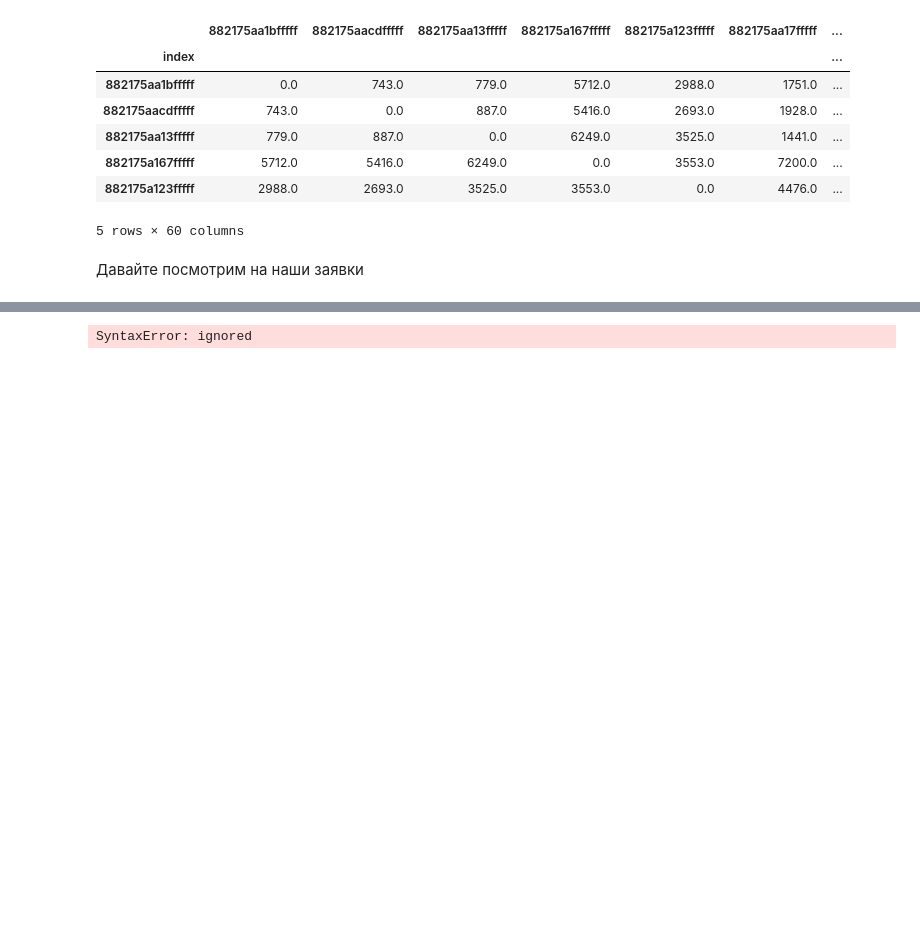
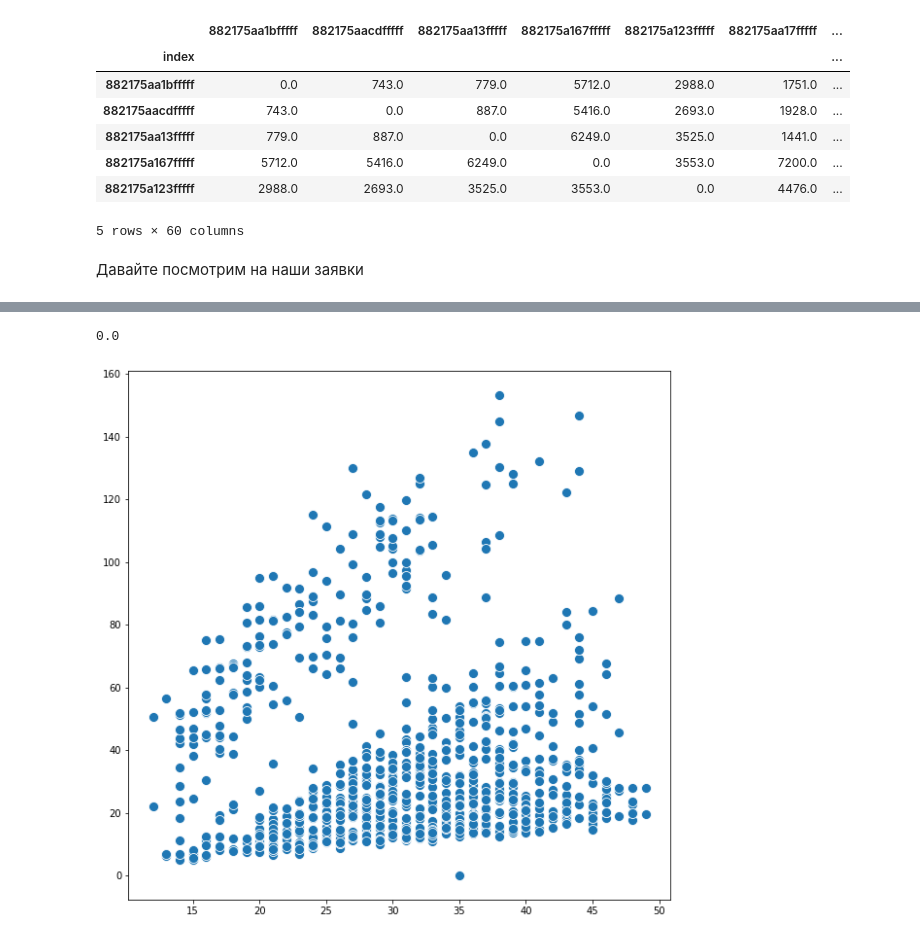
Before and after one commit to Chelovek2002/BA_Project_Team_E, a Jupyter notebook: Project_Team_E_'Easy'.ipynb, the cells around one changed output, grey strips where cells are left out. Drawn from its saved outputs; the diff is of its cells as text; code cells hidden in the pictures; blank space fills up the shorter version.

```diff
--- a/Project_Team_E_'Easy'.ipynb
+++ b/Project_Team_E_'Easy'.ipynb
@@ -92,15 +92,6 @@ dist_matrix.head(5)
 # %% [markdown]
 Давайте посмотрим на наши заявки
 # %%
-df_request.set_index('hex').h3.h3_to_geo_boundary().explore('probs')
+df_request.set_index('hex').h3.h3_to_geo_boundary().explore('probs', popup=True)
 # %% [output]
 [interactive output not drawn]
-# %%
-time_windows = [[9, 11], [11,13], [13,15], [15,17], [17, 19], [19,21]]
-probs = [0.2, 0.1, 0.05, 0.1, 0.25, 0.3]
-
-
-def get_meet_sample(req_df, n):
-  np.random.choice(req_df.hex, p = req_df.probs)
-# %% [output]
-SyntaxError: ignored
@@ -106,0 +113,23 @@ SyntaxError: ignored
+# %%
+from ortools.constraint_solver import routing_enums_pb2
+from ortools.constraint_solver import pywrapcp
+
+def create_data_model(nv):
+    """Stores the data for the problem."""
+    global df_request
+
+    sample = get_meet_sample(df_request, int(np.random.triangular(10, 30, 50)))
+    sample_dist_matrix = dist_matrix.loc[sample['hex'], sample['hex']] # meters
+
+     # in minutes, assuming speed is 60 km/h
+    time_matrix = (sample_dist_matrix/(1000)).to_numpy() + 15
+    time_windows = [[int(t*60) for t in tw] for tw in sample['times'].to_numpy()]
+
+    data = {
+        'time_matrix': time_matrix,
+        'time_windows': time_windows,
+        'num_vehicles': nv,
+        'depot': 0
+        }
+
+    return data
@@ -106,0 +237,11 @@ SyntaxError: ignored
+# %%
+XY = np.array([main(8) for i in range(1000)])
+# %%
+import seaborn as sns
+import matplotlib.pyplot as plt
+fig = plt.figure(figsize=(10,10))
+sns.scatterplot(x=XY[:,1],y=XY[:,0], s=100)
+print(np.min(XY[:,0]))
+# %% [output]
+0.0
+[figure, added]
```
Also changed, not shown: parts of 3 cells of this notebook.
